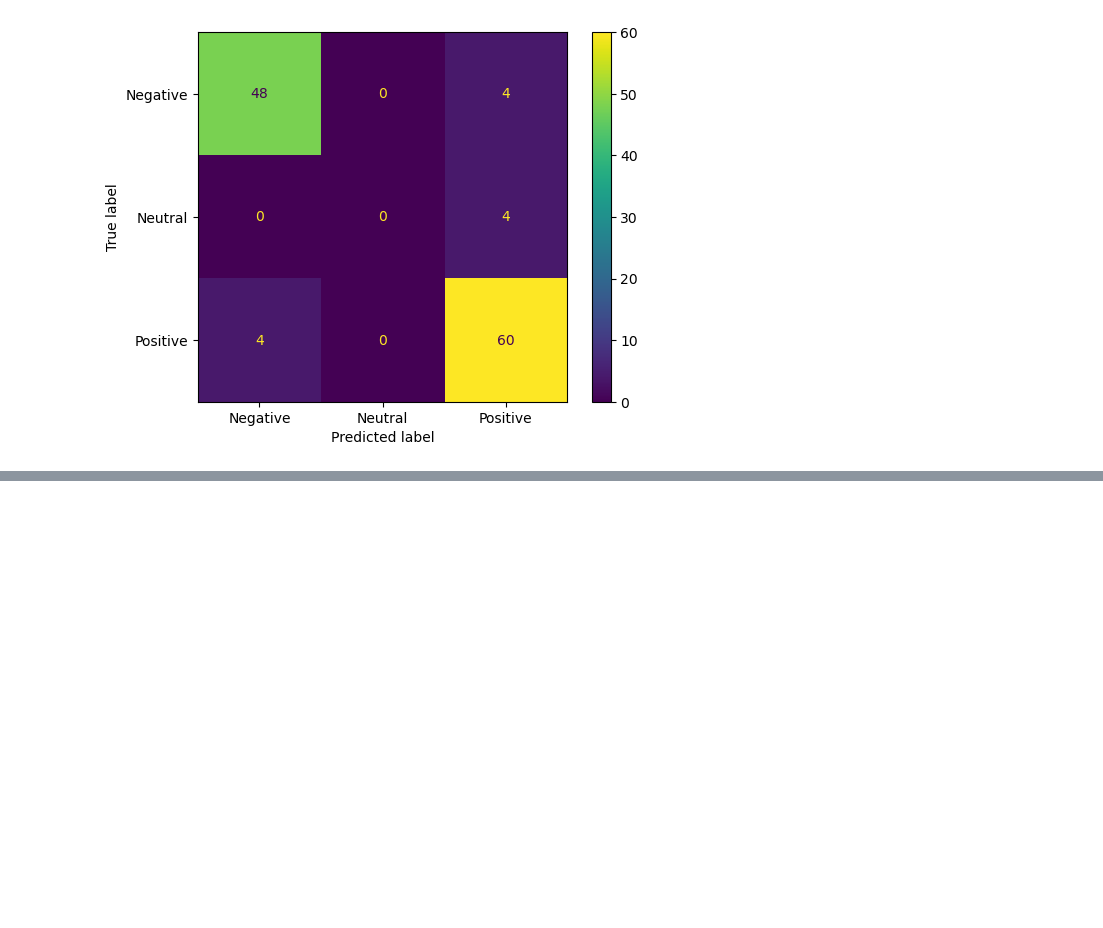
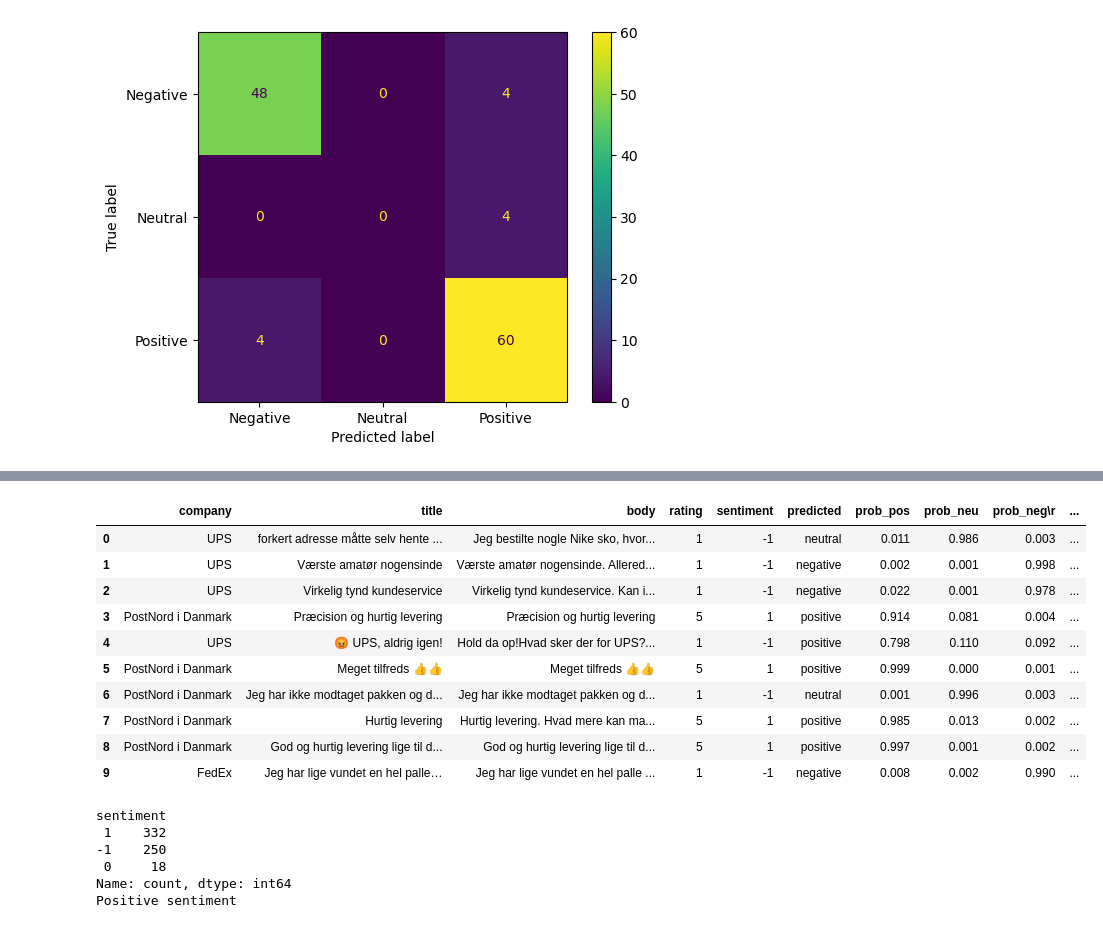
Before and after one commit to TheAgns/ExamProjectDataScience, a Jupyter notebook: RandomForestClassifier.ipynb, the cells around one changed output, grey strips where cells are left out. Drawn from its saved outputs; the diff is of its cells as text; code cells hidden in the pictures; blank space fills up the shorter version.

Commit message:
trying to stem, token and lemmatize the text to see if it makes a difference

```diff
--- a/RandomForestClassifier.ipynb
+++ b/RandomForestClassifier.ipynb
@@ -97,0 +131,68 @@ ConfusionMatrixDisplay.from_predictions(y_true, y_pred, display_labels=['Negativ
+# %%
+import re
+def preprocess_text(text):
+    # Remove emojis
+    text = text.encode('ascii', 'ignore').decode('ascii')
+    # Remove non-alphanumeric characters
+    text = re.sub(r'\W+', ' ', text)
+    return text.strip()
+
+# Preprocess the text by removing emojis and non-alphanumeric characters
+data['preprocessed_text'] = data['body'].apply(lambda text: preprocess_text(text))
+
+# Lemmatization
+lemmatizer = WordNetLemmatizer()
+data['lemmatized_texts'] = data['preprocessed_text'].apply(lambda text: [lemmatizer.lemmatize(token) for token in word_tokenize(text)])
+
+# Convert the lemmatized texts back to string representation
+data['lemmatized_texts'] = data['lemmatized_texts'].apply(lambda tokens: ' '.join(tokens))
+# %%
+data.head(10)
+# %% [output]
+|  | company | title | body | rating | sentiment | predicted | prob_pos | prob_neu | prob_neg\r | ... |
+| 0 | UPS | forkert adresse måtte selv hente ... | Jeg bestilte nogle Nike sko, hvor... | 1 | -1 | neutral | 0.011 | 0.986 | 0.003 | ... |
+| 1 | UPS | Værste amatør nogensinde | Værste amatør nogensinde. Allered... | 1 | -1 | negative | 0.002 | 0.001 | 0.998 | ... |
+| 2 | UPS | Virkelig tynd kundeservice | Virkelig tynd kundeservice. Kan i... | 1 | -1 | negative | 0.022 | 0.001 | 0.978 | ... |
+| 3 | PostNord i Danmark | Præcision og hurtig levering | Præcision og hurtig levering | 5 | 1 | positive | 0.914 | 0.081 | 0.004 | ... |
+| 4 | UPS | 😡 UPS, aldrig igen! | Hold da op!Hvad sker der for UPS?... | 1 | -1 | positive | 0.798 | 0.110 | 0.092 | ... |
+| 5 | PostNord i Danmark | Meget tilfreds 👍👍 | Meget tilfreds 👍👍 | 5 | 1 | positive | 0.999 | 0.000 | 0.001 | ... |
+| 6 | PostNord i Danmark | Jeg har ikke modtaget pakken og d... | Jeg har ikke modtaget pakken og d... | 1 | -1 | neutral | 0.001 | 0.996 | 0.003 | ... |
+| 7 | PostNord i Danmark | Hurtig levering | Hurtig levering. Hvad mere kan ma... | 5 | 1 | positive | 0.985 | 0.013 | 0.002 | ... |
+| 8 | PostNord i Danmark | God og hurtig levering lige til d... | God og hurtig levering lige til d... | 5 | 1 | positive | 0.997 | 0.001 | 0.002 | ... |
+| 9 | FedEx | Jeg har lige vundet en hel palle… | Jeg har lige vundet en hel palle ... | 1 | -1 | negative | 0.008 | 0.002 | 0.990 | ... |
+# %%
+# splitter dataen til traning og test set 80/20
+train_data = data.sample(frac=0.8, random_state=42)
+test_data = data.drop(train_data.index)
+
+# Vectorizer tekst dataen
+vectorizer = CountVectorizer(token_pattern=r'\b\w+\b', max_features=1000)
+train_vectors = vectorizer.fit_transform(train_data['preprocessed_text'])
+test_vectors = vectorizer.transform(test_data['preprocessed_text'])
+
+# Træner en Random Forest classifier
+clf = RandomForestClassifier(random_state=42)
+clf.fit(train_vectors, train_data['sentiment'])
+
+# Predicter sentiment for et nyt review
+new_review = "Bedste levering, super godt arbejde af postnord, lige til tiden"
+new_review_vector = vectorizer.transform([new_review])
+predicted_sentiment = clf.predict(new_review_vector)[0]
+
+sentiment_counts = data['sentiment'].value_counts()
+print(sentiment_counts)
+
+# Print the predicted sentiment
+if predicted_sentiment == 1:
+    print("Positive sentiment")
+elif predicted_sentiment == 0:
+    print("Neutral sentiment")
+else:
+    print("Negative sentiment")
+# %% [output]
+sentiment
+ 1    332
+-1    250
+ 0     18
+Name: count, dtype: int64
+Positive sentiment
```
Also changed, not shown: parts of 5 cells of this notebook.
